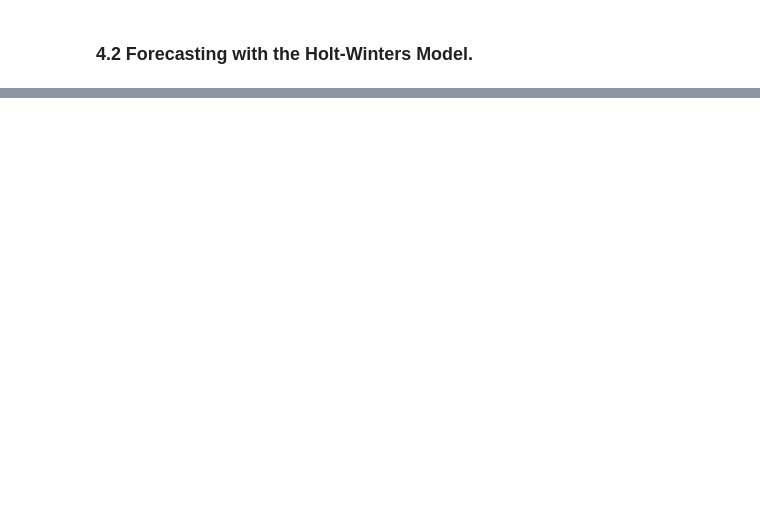
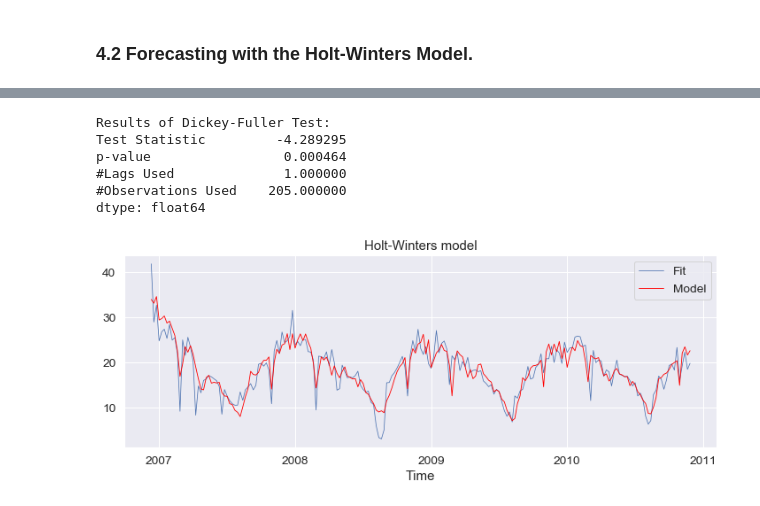
Before and after one commit to melville87/energy-cons-viz, a Jupyter notebook: energy_consumption_ts_analysis.ipynb, the cells around one changed output, grey strips where cells are left out. Drawn from its saved outputs; the diff is of its cells as text; code cells hidden in the pictures; blank space fills up the shorter version.

```diff
--- a/energy_consumption_ts_analysis.ipynb
+++ b/energy_consumption_ts_analysis.ipynb
@@ -780,2 +794,8 @@ ax= plt.title("Daily forecasts for March 2010")
 # %% [markdown]
 ### 4.2 Forecasting with the Holt-Winters Model.
+# %%
+from statsmodels.tsa.holtwinters import ExponentialSmoothing
+# time series: total energy consumption
+ts = byWeek.active_pow.copy() * 1e3/60
+# set index frequency
+ts = ts.asfreq("W")
@@ -781,0 +806,28 @@ ax= plt.title("Daily forecasts for March 2010")
+# %%
+for item in test_df(ts):
+    print(item)
+# %% [output]
+Results of Dickey-Fuller Test:
+Test Statistic         -4.289295
+p-value                 0.000464
+#Lags Used              1.000000
+#Observations Used    205.000000
+dtype: float64
+# %%
+# instantiate model
+hw_model = ExponentialSmoothing(endog= ts,
+                                trend= None, # stationary series
+                                seasonal= "add", # seasonality
+                                seasonal_periods= 52) # periods (weeks) in a season (year)
+# fit
+hw_results = hw_model.fit()
+# %%
+# display series and overlay model fitted values
+fig, ax = plt.subplots(1, 1, figsize= (12, 4))
+ts.plot(linewidth= 0.75)
+fig = hw_results.fittedvalues.plot(ax= ax, color= "red", linewidth= 0.85)
+fig = plt.title("Holt-Winters model")
+fig = ax.axes.legend(["Fit", "Model"])
+fig = ax.axes.set_xlabel("Time")
+# %% [output]
+[figure, added]
```
Also changed, not shown: parts of 8 cells of this notebook.
